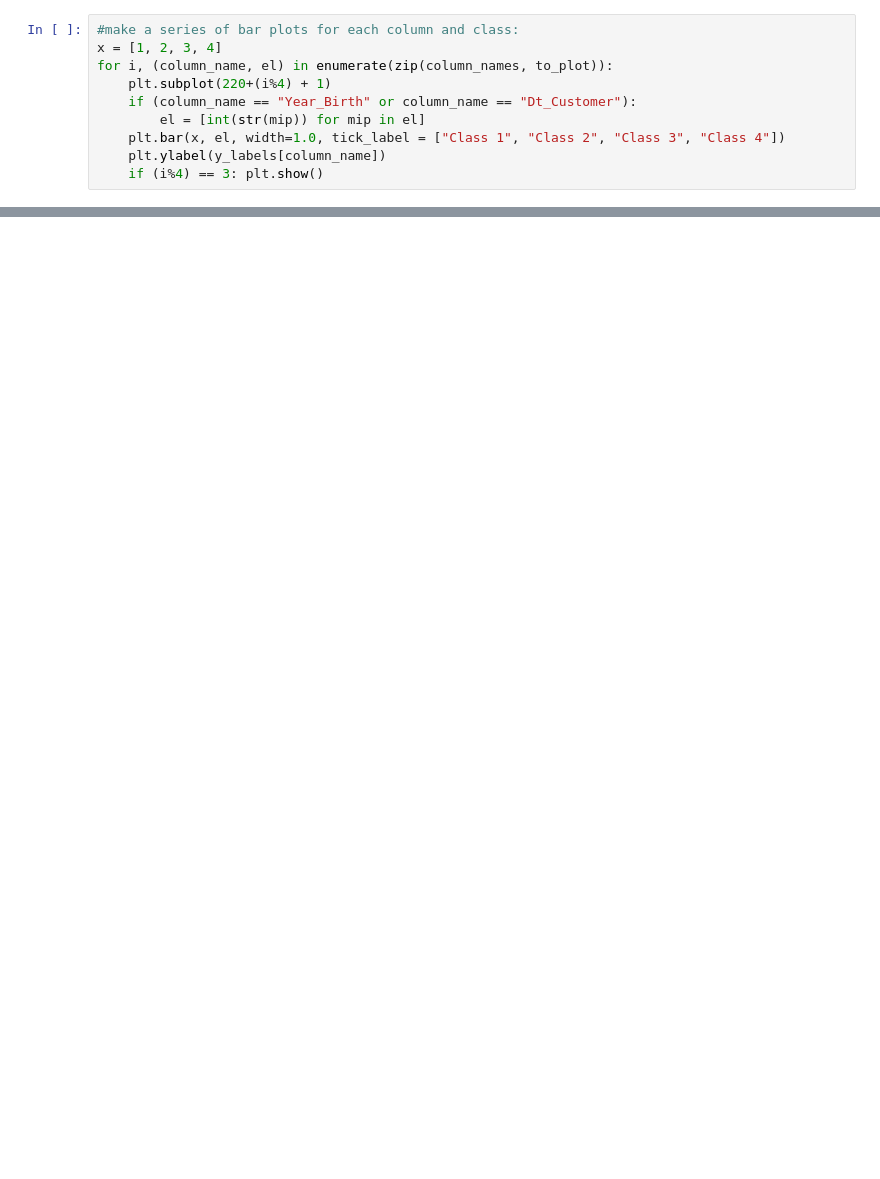
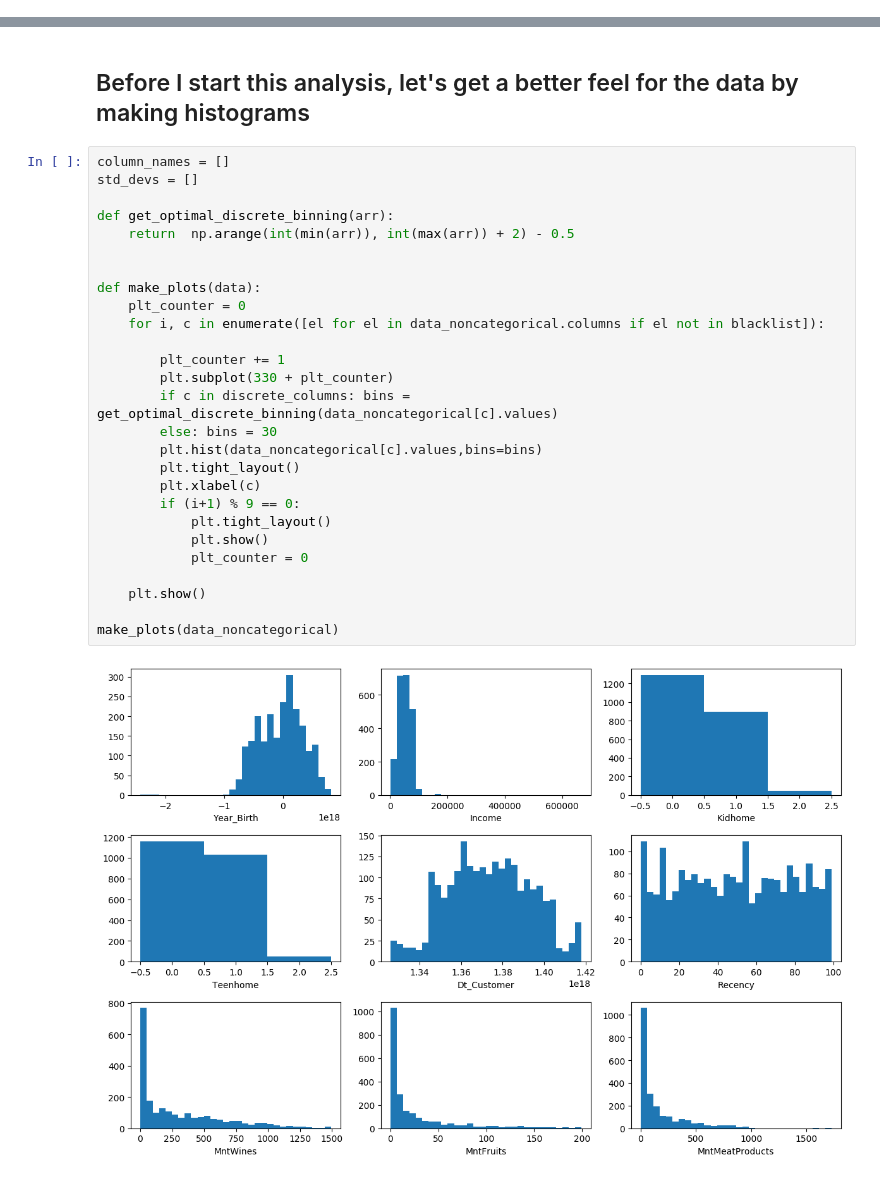
Before and after one commit to luadamek/CustomerPersonalityAnalysis, a Jupyter notebook: CustomerAnalysis.ipynb, the cells around one changed output, grey strips where cells are left out. Cells and saved outputs as stored; diff of their text form; blank space fills up the shorter version.

```diff
--- a/CustomerAnalysis.ipynb
+++ b/CustomerAnalysis.ipynb
@@ -390,10 +0,0 @@ float64
-# %%
-#make a series of bar plots for each column and class:
-x = [1, 2, 3, 4]
-for i, (column_name, el) in enumerate(zip(column_names, to_plot)):
-    plt.subplot(220+(i%4) + 1)
-    if (column_name == "Year_Birth" or column_name == "Dt_Customer"):
-        el = [int(str(mip)) for mip in el]
-    plt.bar(x, el, width=1.0, tick_label = ["Class 1", "Class 2", "Class 3", "Class 4"])
-    plt.ylabel(y_labels[column_name])
-    if (i%4) == 3: plt.show()
@@ -407,0 +64,31 @@ column_names
+# %% [markdown]
+## Before I start this analysis, let's get a better feel for the data by making histograms
+# %%
+column_names = []
+std_devs = []
+
+def get_optimal_discrete_binning(arr):
+    return  np.arange(int(min(arr)), int(max(arr)) + 2) - 0.5
+
+
+def make_plots(data):
+    plt_counter = 0
+    for i, c in enumerate([el for el in data_noncategorical.columns if el not in blacklist]):
+
+        plt_counter += 1
+        plt.subplot(330 + plt_counter)
+        if c in discrete_columns: bins = get_optimal_discrete_binning(data_noncategorical[c].values)
+        else: bins = 30
+        plt.hist(data_noncategorical[c].values,bins=bins)
+        plt.tight_layout()
+        plt.xlabel(c)
+        if (i+1) % 9 == 0:
+            plt.tight_layout()
+            plt.show()
+            plt_counter = 0
+
+    plt.show()
+
+make_plots(data_noncategorical)
+# %% [output]
+[figure, added]
```
Also changed, not shown: parts of 50 cells of this notebook.
